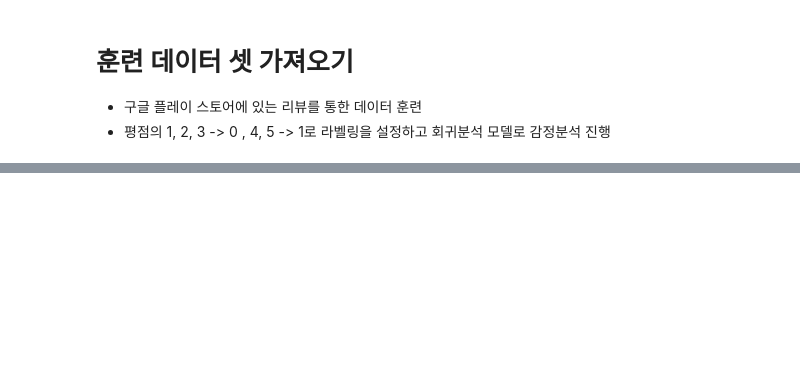
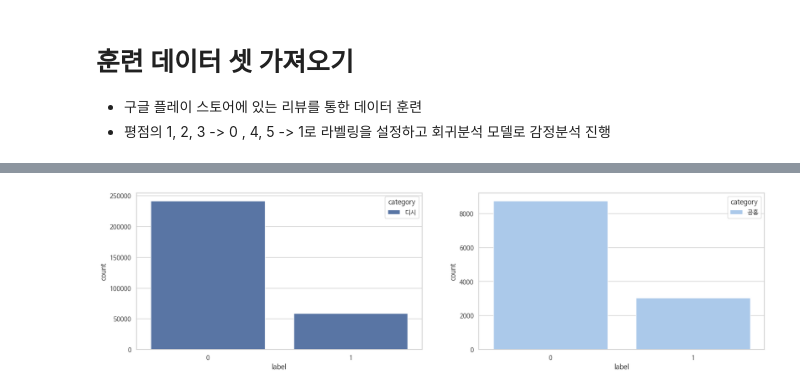
Before and after one commit to JMinkyu/nexon_funqa, a Jupyter notebook: 02. feature analysis/03. Modeling.ipynb, the cells around one changed output, grey strips where cells are left out. Drawn from its saved outputs; the diff is of its cells as text; code cells hidden in the pictures; blank space fills up the shorter version.

```diff
--- a/02. feature analysis/03. Modeling.ipynb
+++ b/02. feature analysis/03. Modeling.ipynb
@@ -40,0 +270,17 @@ with open("../data/mining/y_train.pkl", "rb") as f:
+# %%
+plt.figure(figsize=(20,5))
+
+plt.subplot(121)
+sns.countplot(filter_total_df[filter_total_df['category'] == '디시'],
+              x = 'label',
+              hue = 'category')
+
+plt.subplot(122)
+sns.countplot(filter_total_df[filter_total_df['category'] == '공홈'],
+              x = 'label',
+              hue = 'category',
+              palette= 'pastel')
+
+plt.show()
+# %% [output]
+[figure, added]
```
Also changed, not shown: parts of 29 cells of this notebook, 7 other files.
